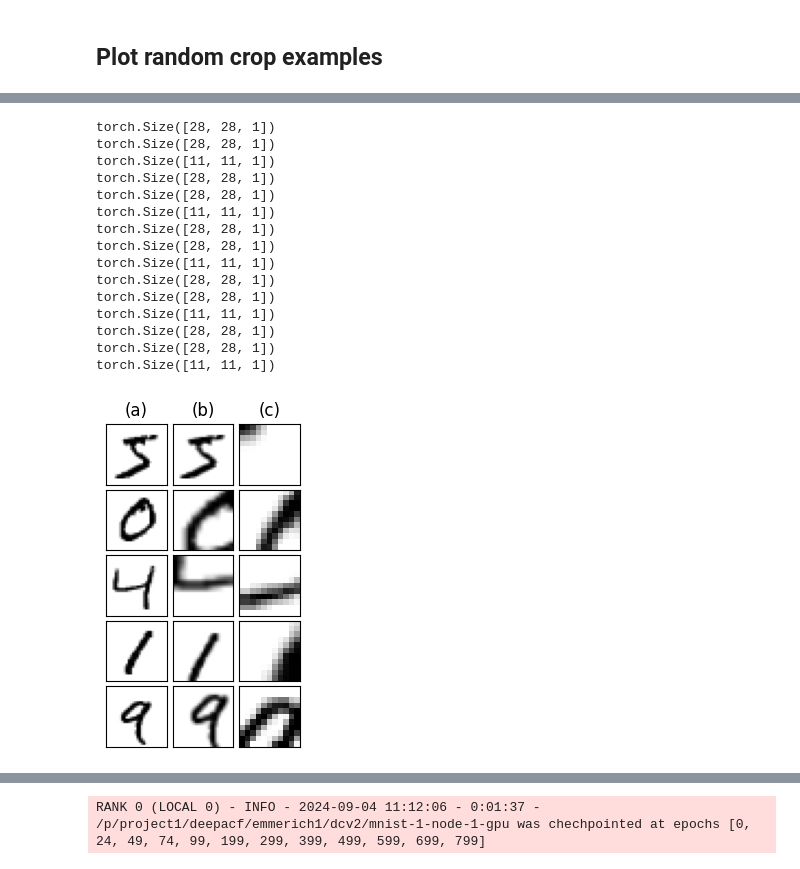
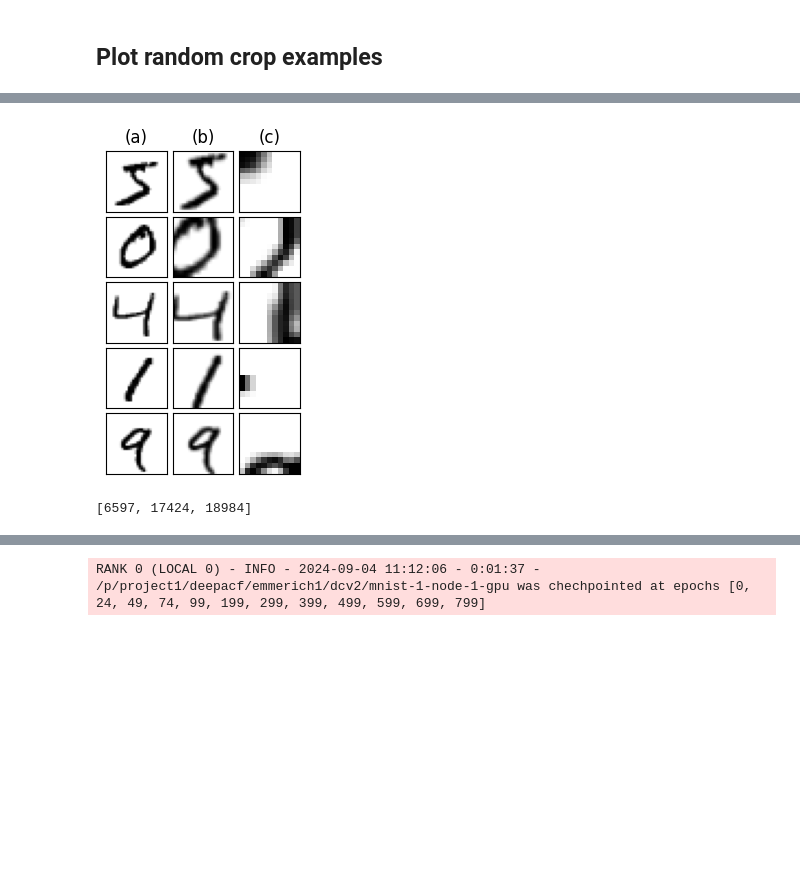
Before and after one commit to 4castRenewables/maelstrom-a6, a Jupyter notebook: notebooks/dcv2_analysis.ipynb, the cells around one changed output, grey strips where cells are left out. Cells and saved outputs as stored; diff of their text form; code cells hidden in the pictures; blank space fills up the shorter version.

```diff
--- a/notebooks/dcv2_analysis.ipynb
+++ b/notebooks/dcv2_analysis.ipynb
@@ -77,7 +185,8 @@ def create_transform(
     max_scale_crops: list[float],
     mean: list[float] | None = None,
     std: list[float] | None = None,
-    to_tensor: bool = True,
+    to_tensor: bool = False,
+    return_area: bool = False,
 ):
     return [
         # Define transform pipeline
@@ -87,17 +196,18 @@ def create_transform(
                     None,
                     [
                         # torchvision.transforms.PILToTensor(),
-                        torchvision.transforms.RandomResizedCrop(
+                        RandomResizedCrop(
                             size,
                             scale=(min_scale, max_scale),
                             antialias=True,
+                            return_area=return_area,
                         ),
                         ###
-                        # (
-                        #     torchvision.transforms.ToTensor()
-                        #     if to_tensor
-                        #     else None
-                        # ),
+                        (
+                            torchvision.transforms.ToTensor()
+                            if to_tensor
+                            else None
+                        ),
                         # torchvision.transforms.Normalize(mean=mean, std=std),
                     ],
                 )
@@ -121,6 +231,7 @@ transforms = create_transform(
     size_crops=absolute_sizes,
     min_scale_crops=(1.0, 0.14, 0.05),
     max_scale_crops=(1.0, 1.0, 0.14),
+    to_tensor=True,
 )
 n_images = 5
 n_crops = 3
@@ -130,7 +241,7 @@ fig, axs = plt.subplots(
 
 for i in range(n_images):
     image, label = dataset[i]
-    crops = list(map(lambda trans: trans(image), transforms))
+    crops = [trans(image) for trans in transforms]
     row = axs[i]
 
     for j, crop in enumerate(crops):
@@ -146,7 +257,7 @@ for i in range(n_images):
             ax.set_title(f"({label})")
 
         # ax.set_title(f"{label}")
-        print(crop.permute(1, 2, 0).shape)
+        # print(crop.permute(1, 2, 0).shape)
 
         ax.imshow(torchvision.transforms.ToPILImage()(crop), cmap="gray_r")
 
@@ -158,5 +269,5 @@ for i in range(n_images):
 
 fig.tight_layout()
 plt.subplots_adjust(wspace=0.08, hspace=0.08)
-plt.savefig(plots / "mnist-crop-examples.pdf")
+plt.savefig(plots / "figB1.pdf")
 # %% [output]
@@ -164,17 +275,34 @@ RANK 0 (LOCAL 0) - WARNING - 2024-07-11 14:07:43 - 0:00:39 - Converted relative
-torch.Size([28, 28, 1])
-torch.Size([28, 28, 1])
-torch.Size([11, 11, 1])
-torch.Size([28, 28, 1])
-torch.Size([28, 28, 1])
-torch.Size([11, 11, 1])
-torch.Size([28, 28, 1])
-torch.Size([28, 28, 1])
-torch.Size([11, 11, 1])
-torch.Size([28, 28, 1])
-torch.Size([28, 28, 1])
-torch.Size([11, 11, 1])
-torch.Size([28, 28, 1])
-torch.Size([28, 28, 1])
-torch.Size([11, 11, 1])
-[figure, old version]
+[figure, new version]
+# %%
+import random
+import xarray as xr
+
+coordinates = a6.datasets.coordinates.Coordinates()
+variables = a6.datasets.variables.Model()
+
+level = 500
+
+ds = xr.open_dataset(
+    "/p/project1/deepacf/emmerich1/data/ecmwf_era5/era5_pl_1964_2023_12.nc"
+)
+
+random_indexes = sorted(random.sample(list(range(ds.time.size)), 3))
+print(random_indexes)
+
+ds_sub = (
+    a6.features.methods.geopotential.calculate_geopotential_height(
+        variables=variables,
+    )
+    >> a6.features.methods.wind.calculate_wind_speed(
+        variables=variables,
+    )
+    >> a6.datasets.methods.select.select_variables(
+        variables=[
+            variables.geopotential_height,
+            variables.t,
+        ]
+    )
+).apply_to(ds.isel(time=random_indexes))
+# %% [output]
+[6597, 17424, 18984]
 # %%
```
Also changed, not shown: parts of 11 cells of this notebook, 10 other files.
